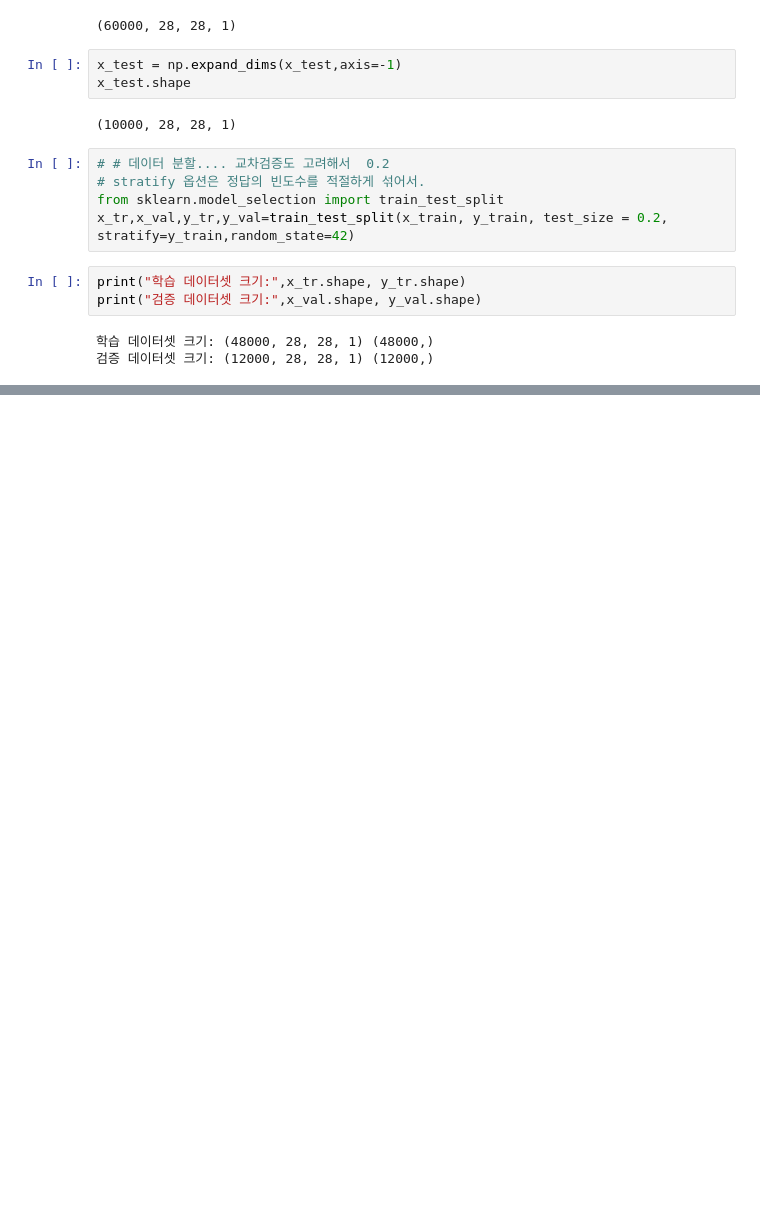
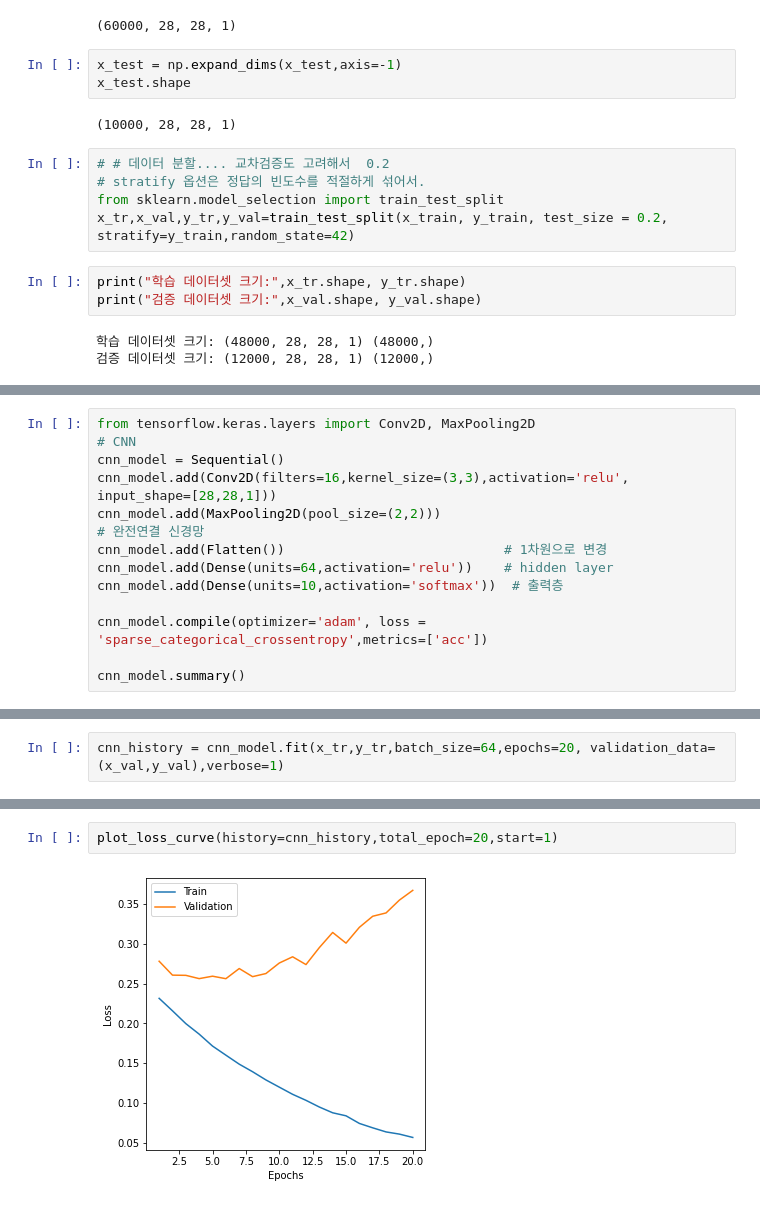
Before and after one commit to bigdataleeky/python, a Jupyter notebook: 20220527/20220527.ipynb, the cells around one changed output, grey strips where cells are left out. Cells and saved outputs as stored; diff of their text form; blank space fills up the shorter version.

```diff
--- a/20220527/20220527.ipynb
+++ b/20220527/20220527.ipynb
@@ -261,0 +230,14 @@ _________________________________________________________________
+# %%
+from tensorflow.keras.layers import Conv2D, MaxPooling2D
+# CNN
+cnn_model = Sequential()
+cnn_model.add(Conv2D(filters=16,kernel_size=(3,3),activation='relu', input_shape=[28,28,1]))
+cnn_model.add(MaxPooling2D(pool_size=(2,2)))
+# 완전연결 신경망
+cnn_model.add(Flatten())                            # 1차원으로 변경
+cnn_model.add(Dense(units=64,activation='relu'))    # hidden layer
+cnn_model.add(Dense(units=10,activation='softmax'))  # 출력층
+
+cnn_model.compile(optimizer='adam', loss = 'sparse_categorical_crossentropy',metrics=['acc'])
+
+cnn_model.summary()
@@ -261,0 +265,2 @@ _________________________________________________________________
+# %%
+cnn_history = cnn_model.fit(x_tr,y_tr,batch_size=64,epochs=20, validation_data=(x_val,y_val),verbose=1)
@@ -261,0 +285,4 @@ _________________________________________________________________
+# %%
+plot_loss_curve(history=cnn_history,total_epoch=20,start=1)
+# %% [output]
+[figure, added]
```
Also changed, not shown: parts of 33 cells of this notebook.
